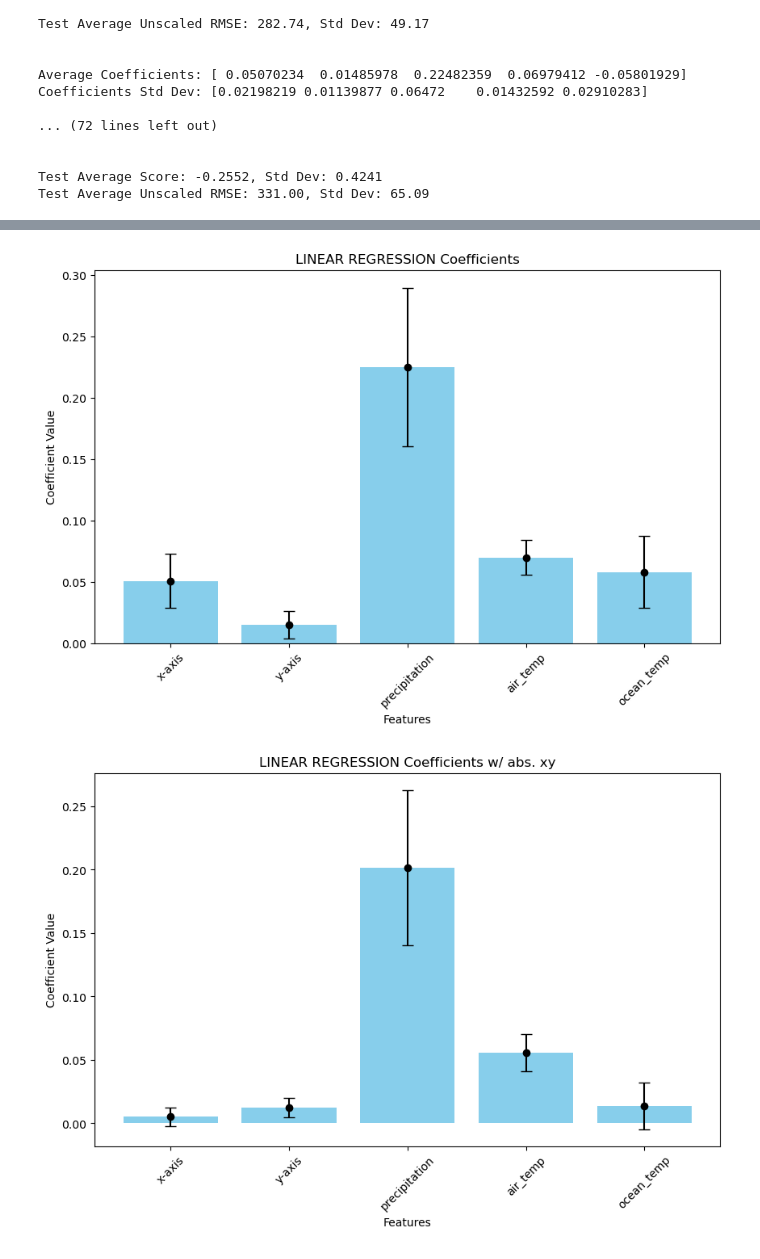
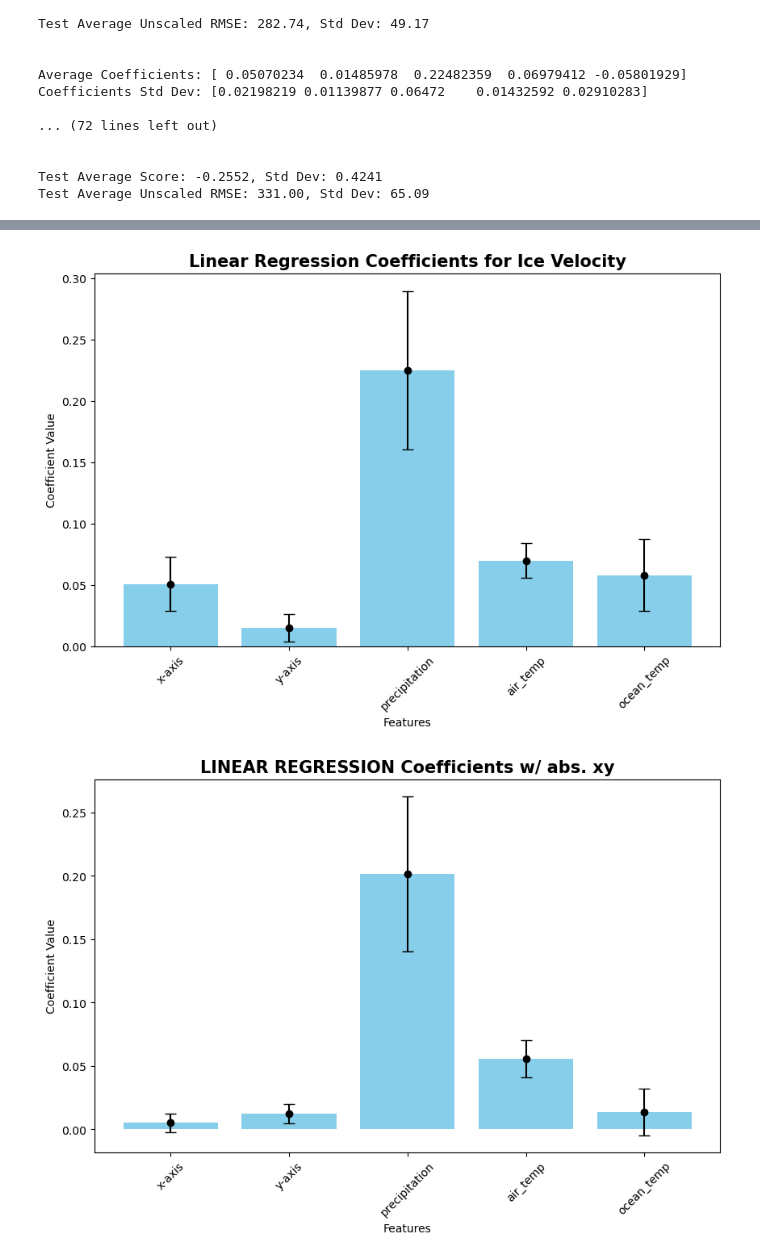
Before and after one commit to serafinaslevin/GP_Research, a Jupyter notebook: week 5/Extended Regression.ipynb, the cells around one changed output, grey strips where cells are left out. Drawn from its saved outputs; the diff is of its cells as text; code cells hidden in the pictures.

```diff
--- a/week 5/Extended Regression.ipynb
+++ b/week 5/Extended Regression.ipynb
@@ -394,7 +394,7 @@ def plot_coefficients(coef_df, std_dev, title):
 
     plt.xlabel('Features')
     plt.ylabel('Coefficient Value')
-    plt.title(title)
+    plt.title(title, fontweight = 'bold', fontsize = 15)
     plt.xticks(rotation=45)
     plt.show()
 # %%
@@ -414,9 +414,9 @@ plot_coefficients(abs_svm_coef_IT_df, abs_svm_std_coef_IT, "SVM REGRESSION Coeff
 # %%
 #+++++++++++++++++++++++++++++++LINEAR REGRESSION CHARTS FOR VELOCITY++++++++++++++++++++++++++++++++++++
-plot_coefficients(coef_IV_df, std_coef_IV, "LINEAR REGRESSION Coefficients")
+plot_coefficients(coef_IV_df, std_coef_IV, "Linear Regression Coefficients for Ice Velocity")
 plot_coefficients(abs_coef_IV_df, abs_std_coef_IV, "LINEAR REGRESSION Coefficients w/ abs. xy")
 # %% [output]
-[figure, old version]
+[figure, new version]
-[figure, old version]
+[figure, new version]
 # %%
 #+++++++++++++++++++++++++++++++SVM REGRESSION CHARTS FOR VELOCITY++++++++++++++++++++++++++++++++++++
```
Also changed, not shown: parts of 6 cells of this notebook, 20 other files.
